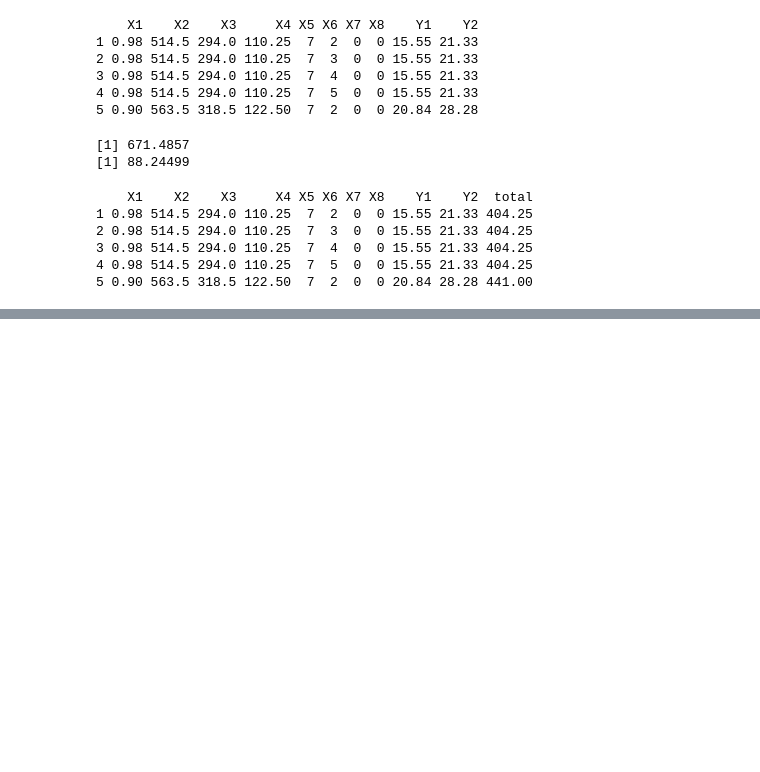
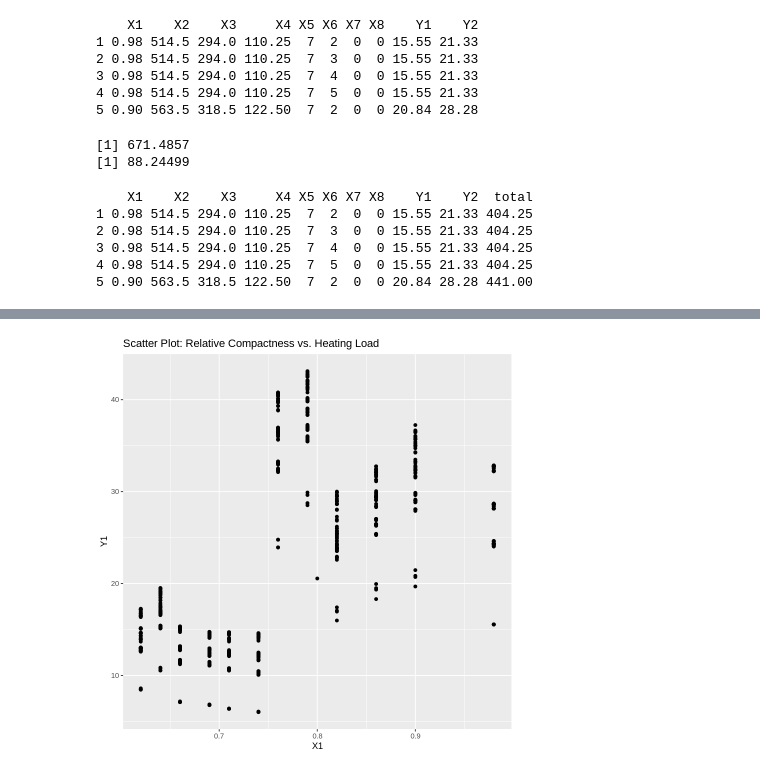
Before and after one commit to venugi-perera/database_cw, a Jupyter notebook: DB_CW_Q1.ipynb, the cells around one changed output, grey strips where cells are left out. Cells and saved outputs as stored; diff of their text form; code cells hidden in the pictures; blank space fills up the shorter version.

```diff
--- a/DB_CW_Q1.ipynb
+++ b/DB_CW_Q1.ipynb
@@ -332,0 +452,14 @@ print(head(data, n = 5))
+# %%
+# Load necessary libraries
+library(ggplot2)
+
+# 1. Scatter Plot
+# Scatter plot between "Relative Compactness" and "Heating Load"
+scatter_plot <- ggplot(data, aes(x = X1, y = Y1)) +
+  geom_point() +
+  labs(title = "Scatter Plot: Relative Compactness vs. Heating Load")
+
+# Display the plots
+scatter_plot
+# %% [output]
+[figure, added]
```
Also changed, not shown: parts of 14 cells of this notebook.
